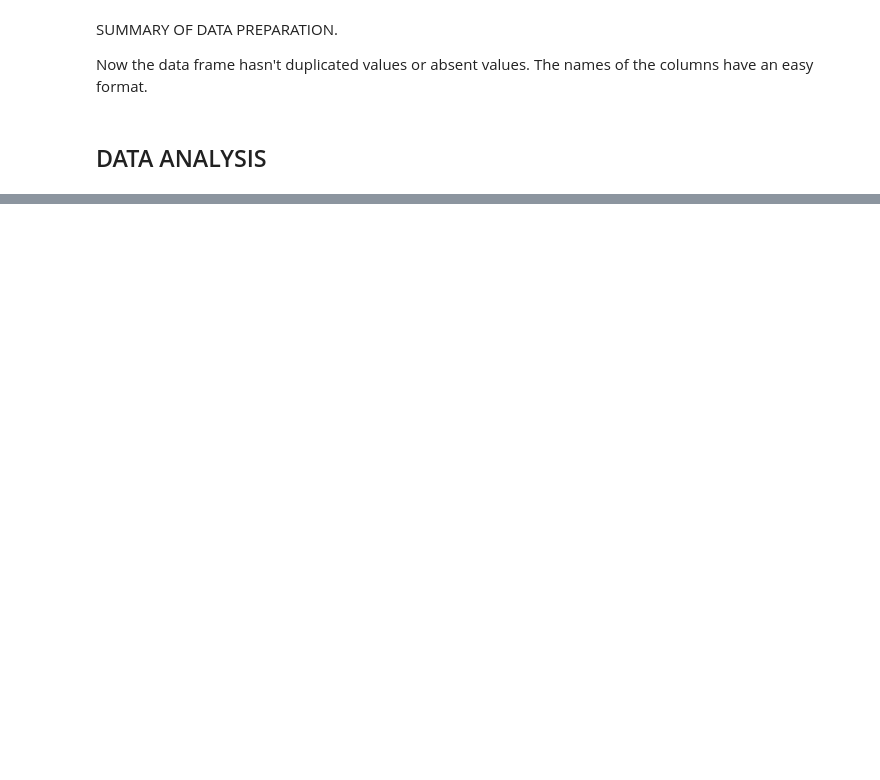
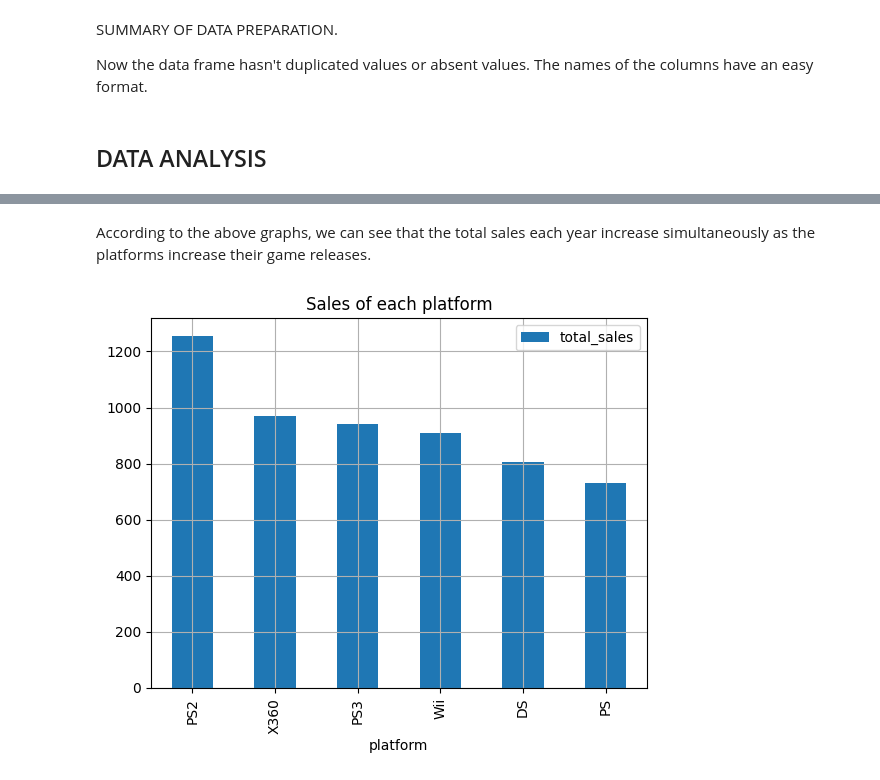
Before and after one commit to JimenaMaSuMu/VideoGameProject, a Jupyter notebook: code.ipynb, the cells around one changed output, grey strips where cells are left out. Drawn from its saved outputs; the diff is of its cells as text; code cells hidden in the pictures; blank space fills up the shorter version.

```diff
--- a/code.ipynb
+++ b/code.ipynb
@@ -226,0 +214,11 @@ Name: name, dtype: int64
+# %% [markdown]
+According to the above graphs, we can see that the total sales each year increase simultaneously as the platforms increase their game releases.
+# %%
+sales_platforms= games.groupby('platform')['total_sales'].sum().sort_values(ascending=False).reset_index()
+top=sales_platforms[sales_platforms['total_sales']>700]
+#print(top)
+top.plot(kind='bar',x='platform',y='total_sales',title='Sales of each platform',grid=True)
+plt.show()
+games_top = games.query("platform in @top.platform")
+# %% [output]
+[figure, added]
```
Also changed, not shown: parts of 19 cells of this notebook.
